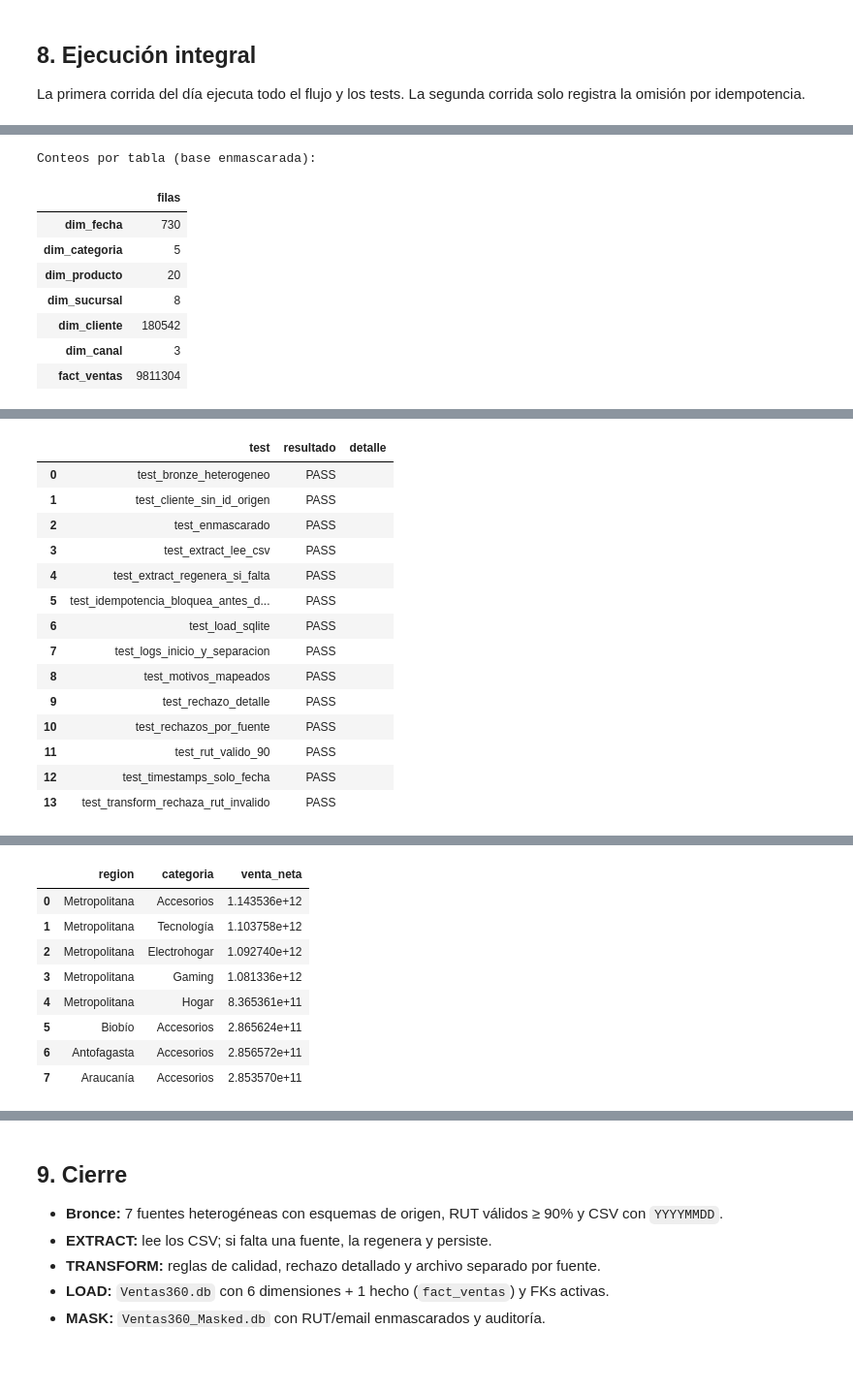
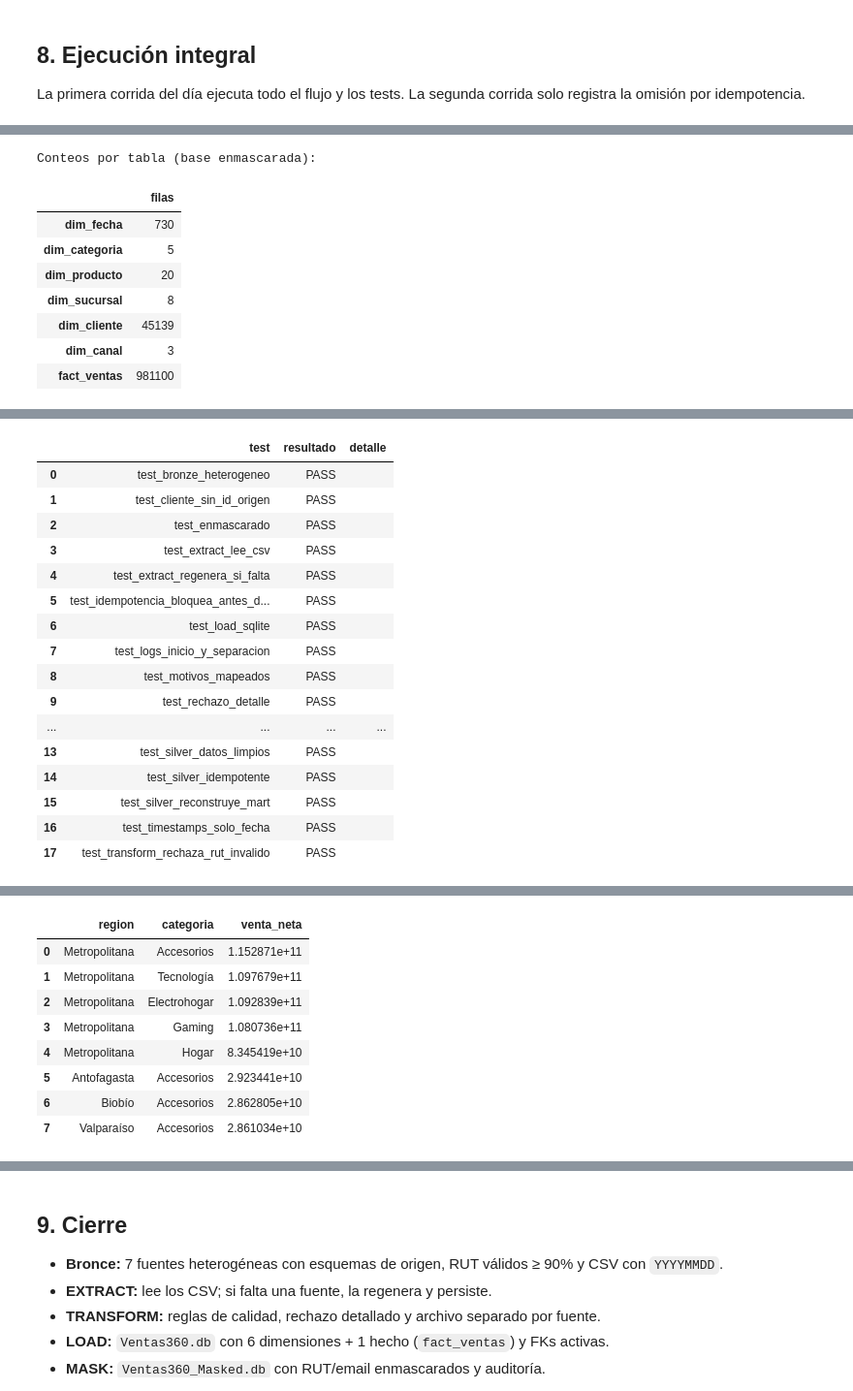
Before and after one commit to DiegoLeonDuoc/Notebook-Ev2-Estructuras, a Jupyter notebook: etl_ventas/ETL_Ventas360.ipynb, the cells around one changed output, grey strips where cells are left out. Shown at 97% size. Cells and saved outputs as stored; diff of their text form; code cells hidden in the pictures; blank space fills up the shorter version.

```diff
--- a/etl_ventas/ETL_Ventas360.ipynb
+++ b/etl_ventas/ETL_Ventas360.ipynb
@@ -1105,9 +1024,6 @@ La fuente transaccional (`erp_ventas`) se mapea a surrogate keys después de val
 dominios de estado, montos, cantidades y FKs. Las filas con uno o más problemas se derivan a su archivo
 de rechazo de origen; no se cargan al datamart.
 # %%
-# ============================================================
-# 4. Transformación de hechos
-# ============================================================
 # Resuelve `cliente_key` desde el RUT que trae una fuente transaccional.
 def _cliente_key_por_rut(series, cli_map):
     canon = series.map(_rut_canonico)
@@ -1234,3 +1150,41 @@ def construir_fact_ventas(src, dims, mapas, rechazos_fuente, run_date_str):
     log.info("TRANSFORM erp_ventas → fact_ventas filas_ok=%d rechazos=%d",
              len(fact), len(rechazos_fuente), extra={"step": "T"})
     return fact
+
+# Orquesta la transformación de las siete fuentes: dimensiones, mapas de
+# surrogate keys y hechos. La comparte el pipeline integral y la carga
+# modular desde Silver, para que las dos rutas no diverjan.
+def transformar(extraidos, rechazos, run_date_str, db_path=DB_NAME, run_date=RUN_DATE):
+    dim_fecha = construir_dim_fecha(extraidos["core_calendario"])
+    dim_categoria, categoria_map = construir_dim_categoria(
+        extraidos["mdm_categorias"], rechazos["mdm_categorias"], run_date_str)
+    dim_producto = construir_dim_producto(
+        extraidos["mdm_productos"], categoria_map, rechazos["mdm_productos"], run_date_str)
+    dim_sucursal, sucursal_map = construir_dim_sucursal(
+        extraidos["mdm_sucursales"], rechazos["mdm_sucursales"], run_date_str)
+    # dim_cliente se reconcilia (SCD-2) contra la dimensión ya persistida del día anterior.
+    dim_cliente, emails, rut_map = construir_dim_cliente(
+        extraidos["crm_clientes"], rechazos["crm_clientes"], run_date_str,
+        db_path=db_path, run_date=run_date)
+    dim_canal, canal_map = construir_dim_canal(
+        extraidos["mdm_canales"], rechazos["mdm_canales"], run_date_str)
+
+    dims = {
+        "dim_fecha": dim_fecha,
+        "dim_categoria": dim_categoria,
+        "dim_producto": dim_producto,
+        "dim_sucursal": dim_sucursal,
+        "dim_cliente": dim_cliente,
+        "dim_canal": dim_canal,
+    }
+    mapas = {
+        "producto": dict(zip(dim_producto["sku"], dim_producto["producto_key"])),
+        "sucursal": sucursal_map,
+        "cliente": rut_map,
+        "canal": canal_map,
+    }
+    facts = {
+        "fact_ventas": construir_fact_ventas(
+            extraidos["erp_ventas"], dims, mapas, rechazos["erp_ventas"], run_date_str),
+    }
+    return dims, facts, emails
@@ -1873,7 +1943,7 @@ print("\nArchivos generados:")
 for p in sorted(
     list(DATA_DIR.glob(f"*_{RUN_DATE_STR}.csv"))
     + list(REJECTED_DIR.glob(f"*_{RUN_DATE_STR}.csv"))
-    + [LOG_FILE, Path(DB_NAME), Path(MASKED_DB_NAME)]
+    + [LOG_FILE, Path(DB_NAME), Path(MASKED_DB_NAME), Path(SILVER_DB_NAME)]
 ):
     print(" -", p)
 # %% [output]
@@ -1925,6 +1995,6 @@ Conteos por tabla (base enmascarada):
 | dim_categoria | 5 |
 | dim_producto | 20 |
 | dim_sucursal | 8 |
-| dim_cliente | 180542 |
+| dim_cliente | 45139 |
 | dim_canal | 3 |
-| fact_ventas | 9811304 |
+| fact_ventas | 981100 |
@@ -1950,15 +2035,17 @@ Conteos por tabla (base enmascarada):
 |  | test | resultado | detalle |
 | 0 | test_bronze_heterogeneo | PASS |  |
 | 1 | test_cliente_sin_id_origen | PASS |  |
 | 2 | test_enmascarado | PASS |  |
 | 3 | test_extract_lee_csv | PASS |  |
 | 4 | test_extract_regenera_si_falta | PASS |  |
 | 5 | test_idempotencia_bloquea_antes_d... | PASS |  |
 | 6 | test_load_sqlite | PASS |  |
 | 7 | test_logs_inicio_y_separacion | PASS |  |
 | 8 | test_motivos_mapeados | PASS |  |
 | 9 | test_rechazo_detalle | PASS |  |
-| 10 | test_rechazos_por_fuente | PASS |  |
-| 11 | test_rut_valido_90 | PASS |  |
-| 12 | test_timestamps_solo_fecha | PASS |  |
-| 13 | test_transform_rechaza_rut_invalido | PASS |  |
+| ... | ... | ... | ... |
+| 13 | test_silver_datos_limpios | PASS |  |
+| 14 | test_silver_idempotente | PASS |  |
+| 15 | test_silver_reconstruye_mart | PASS |  |
+| 16 | test_timestamps_solo_fecha | PASS |  |
+| 17 | test_transform_rechaza_rut_invalido | PASS |  |
@@ -1967,9 +2054,9 @@ Segunda corrida: OMITIDO_POR_IDEMPOTENCIA
 |  | region | categoria | venta_neta |
-| 0 | Metropolitana | Accesorios | 1.143536e+12 |
-| 1 | Metropolitana | Tecnología | 1.103758e+12 |
-| 2 | Metropolitana | Electrohogar | 1.092740e+12 |
-| 3 | Metropolitana | Gaming | 1.081336e+12 |
-| 4 | Metropolitana | Hogar | 8.365361e+11 |
-| 5 | Biobío | Accesorios | 2.865624e+11 |
-| 6 | Antofagasta | Accesorios | 2.856572e+11 |
-| 7 | Araucanía | Accesorios | 2.853570e+11 |
+| 0 | Metropolitana | Accesorios | 1.152871e+11 |
+| 1 | Metropolitana | Tecnología | 1.097679e+11 |
+| 2 | Metropolitana | Electrohogar | 1.092839e+11 |
+| 3 | Metropolitana | Gaming | 1.080736e+11 |
+| 4 | Metropolitana | Hogar | 8.345419e+10 |
+| 5 | Antofagasta | Accesorios | 2.923441e+10 |
+| 6 | Biobío | Accesorios | 2.862805e+10 |
+| 7 | Valparaíso | Accesorios | 2.861034e+10 |
```
Also changed, not shown: parts of 23 cells of this notebook.
